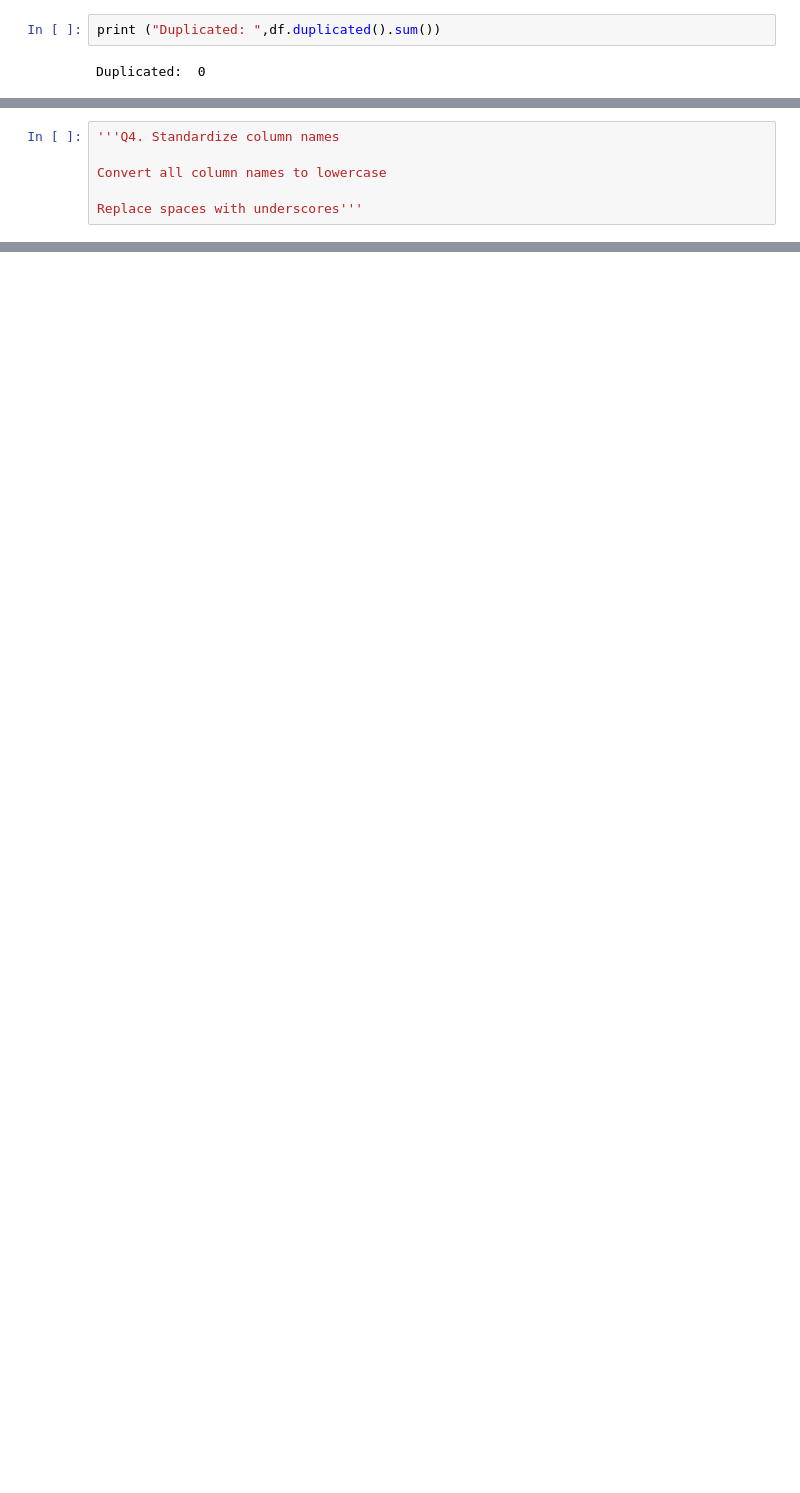
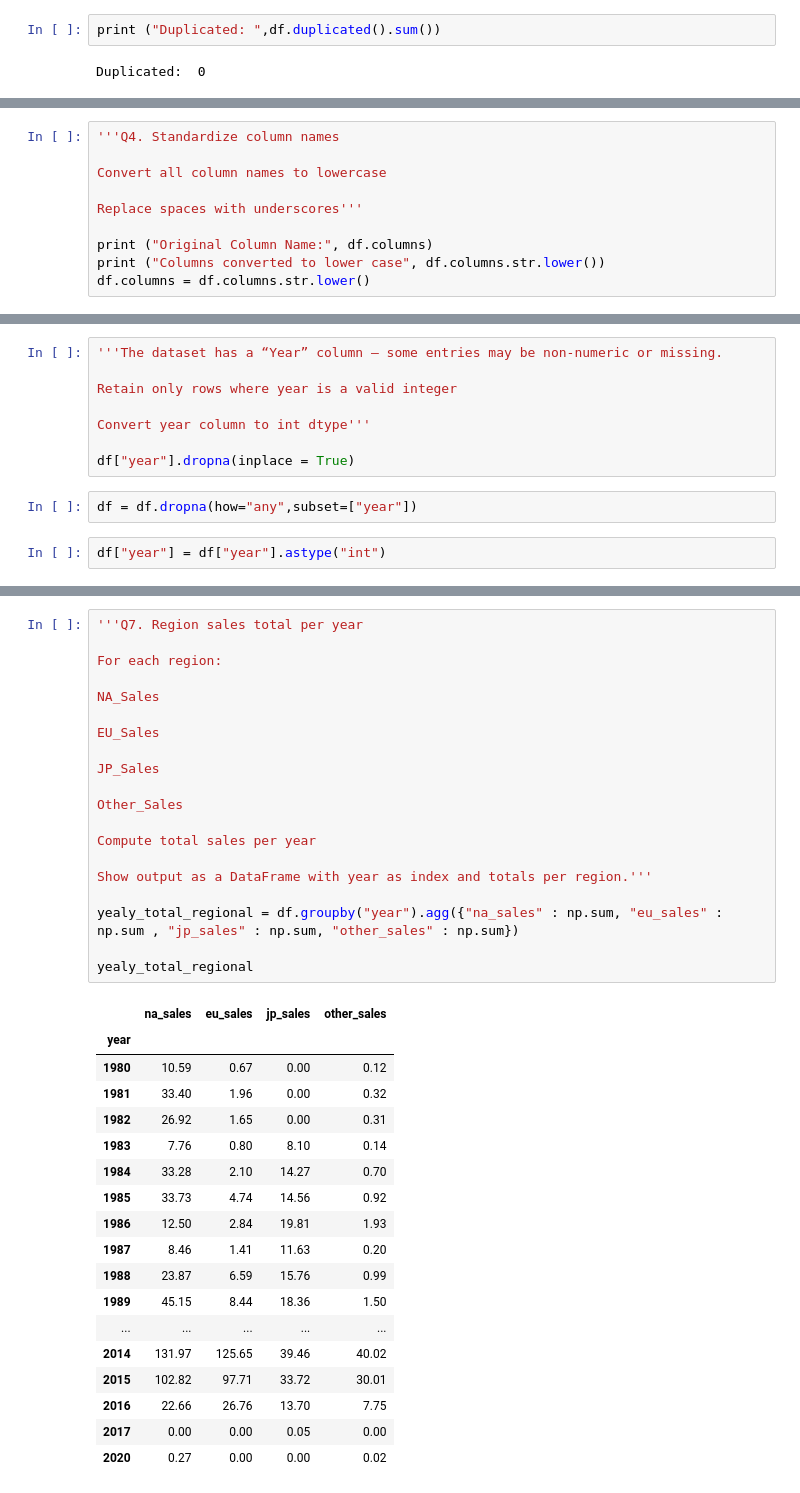
Before and after one commit to 1DownLabs/python-foundations, a Jupyter notebook: notebooks/04_file_handling_csv.ipynb, the cells around one changed output, grey strips where cells are left out. Cells and saved outputs as stored; diff of their text form; blank space fills up the shorter version.

Commit message:
Add Notebook 04 practice tests with video game sales

```diff
--- a/notebooks/04_file_handling_csv.ipynb
+++ b/notebooks/04_file_handling_csv.ipynb
@@ -239,4 +280,8 @@ Duplicated:  0
 Convert all column names to lowercase
 
 Replace spaces with underscores'''
+
+print ("Original Column Name:", df.columns)
+print ("Columns converted to lower case", df.columns.str.lower())
+df.columns = df.columns.str.lower()
 # %% [output]
@@ -243,0 +294,12 @@ AttributeError: 'DataFrame' object has no attribute 'lower'
+# %%
+'''The dataset has a “Year” column — some entries may be non-numeric or missing.
+
+Retain only rows where year is a valid integer
+
+Convert year column to int dtype'''
+
+df["year"].dropna(inplace = True)
+# %%
+df = df.dropna(how="any",subset=["year"])
+# %%
+df["year"] = df["year"].astype("int")
@@ -243,0 +328,39 @@ AttributeError: 'DataFrame' object has no attribute 'lower'
+# %%
+'''Q7. Region sales total per year
+
+For each region:
+
+NA_Sales
+
+EU_Sales
+
+JP_Sales
+
+Other_Sales
+
+Compute total sales per year
+
+Show output as a DataFrame with year as index and totals per region.'''
+
+yealy_total_regional = df.groupby("year").agg({"na_sales" : np.sum, "eu_sales" : np.sum , "jp_sales" : np.sum, "other_sales" : np.sum})
+
+yealy_total_regional
+# %% [output]
+|  | na_sales | eu_sales | jp_sales | other_sales |
+| year |  |  |  |  |
+| 1980 | 10.59 | 0.67 | 0.00 | 0.12 |
+| 1981 | 33.40 | 1.96 | 0.00 | 0.32 |
+| 1982 | 26.92 | 1.65 | 0.00 | 0.31 |
+| 1983 | 7.76 | 0.80 | 8.10 | 0.14 |
+| 1984 | 33.28 | 2.10 | 14.27 | 0.70 |
+| 1985 | 33.73 | 4.74 | 14.56 | 0.92 |
+| 1986 | 12.50 | 2.84 | 19.81 | 1.93 |
+| 1987 | 8.46 | 1.41 | 11.63 | 0.20 |
+| 1988 | 23.87 | 6.59 | 15.76 | 0.99 |
+| 1989 | 45.15 | 8.44 | 18.36 | 1.50 |
+| ... | ... | ... | ... | ... |
+| 2014 | 131.97 | 125.65 | 39.46 | 40.02 |
+| 2015 | 102.82 | 97.71 | 33.72 | 30.01 |
+| 2016 | 22.66 | 26.76 | 13.70 | 7.75 |
+| 2017 | 0.00 | 0.00 | 0.05 | 0.00 |
+| 2020 | 0.27 | 0.00 | 0.00 | 0.02 |
```
Also changed, not shown: parts of 11 cells of this notebook.
